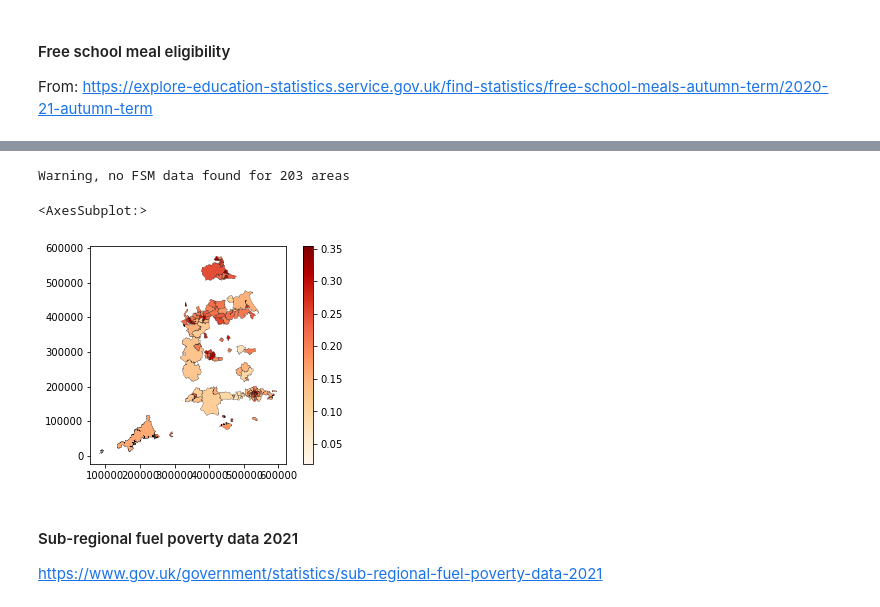
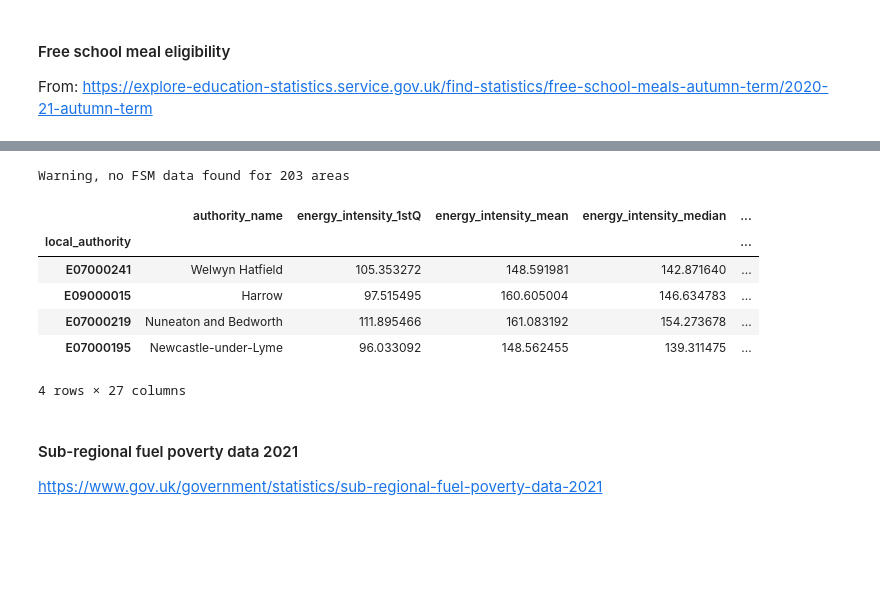
Before and after one commit to anetobradley/energy_flex, a Jupyter notebook: 02-EnergyModel/Energy_Intensity_Analysis/energy_intensity_analysis.ipynb, the cells around one changed output, grey strips where cells are left out. Cells and saved outputs as stored; diff of their text form; code cells hidden in the pictures; blank space fills up the shorter version.

```diff
--- a/02-EnergyModel/Energy_Intensity_Analysis/energy_intensity_analysis.ipynb
+++ b/02-EnergyModel/Energy_Intensity_Analysis/energy_intensity_analysis.ipynb
@@ -268,15 +206,20 @@ fsm_lad_grouped.sample(4)
 # %%
 # Merge
 energy_intensity = energy_intensity.merge(fsm_lad_grouped, how="left", left_index=True, right_index=True)
 
 if len(energy_intensity.loc[energy_intensity.fsm_proportion.isna()]) > 0:
     print(f"Warning, no FSM data found for {len(energy_intensity.loc[energy_intensity.fsm_proportion.isna()])} areas")
 
-energy_intensity.plot(column="fsm_proportion", cmap='OrRd', edgecolor='k', linewidth=0.2, legend=True)
+energy_intensity.sample(4)
 # %% [output]
 Warning, no FSM data found for 203 areas
+|  | authority_name | energy_intensity_1stQ | energy_intensity_mean | energy_intensity_median | ... |
+| local_authority |  |  |  |  | ... |
+| E07000241 | Welwyn Hatfield | 105.353272 | 148.591981 | 142.871640 | ... |
+| E09000015 | Harrow | 97.515495 | 160.605004 | 146.634783 | ... |
+| E07000219 | Nuneaton and Bedworth | 111.895466 | 161.083192 | 154.273678 | ... |
+| E07000195 | Newcastle-under-Lyme | 96.033092 | 148.562455 | 139.311475 | ... |
-<AxesSubplot:>
+4 rows × 27 columns
-[figure, removed]
 # %% [markdown]
 #### Sub-regional fuel poverty data 2021
 
```
Also changed, not shown: parts of 17 cells of this notebook, 2 other files.
